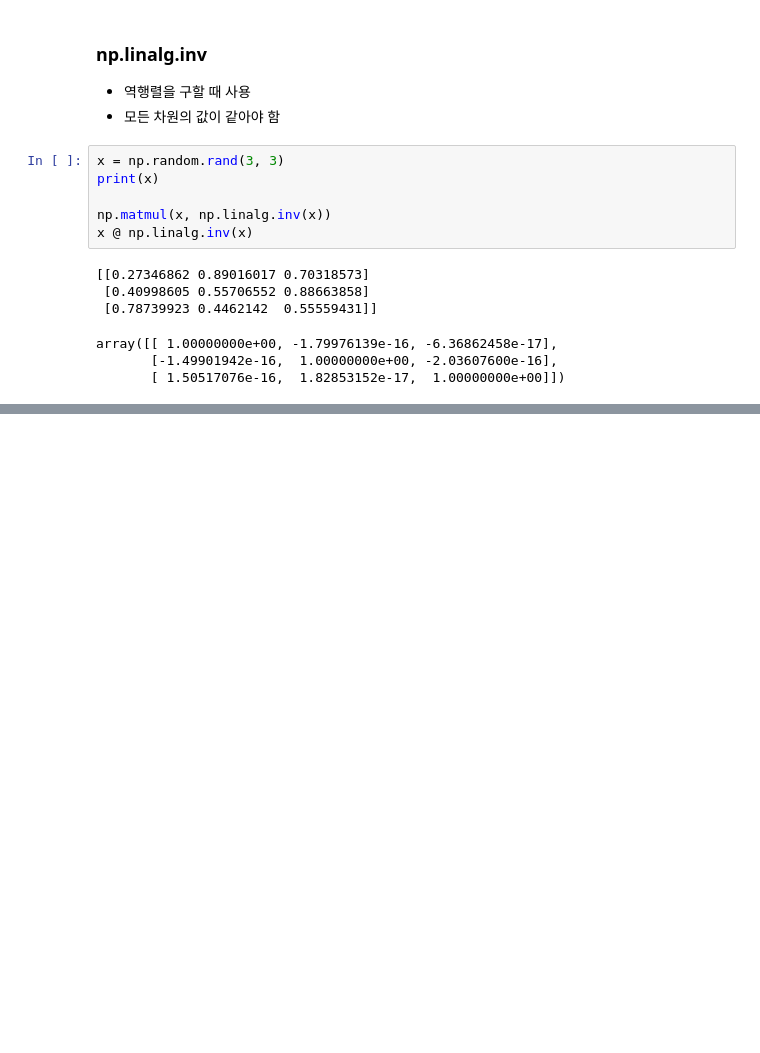
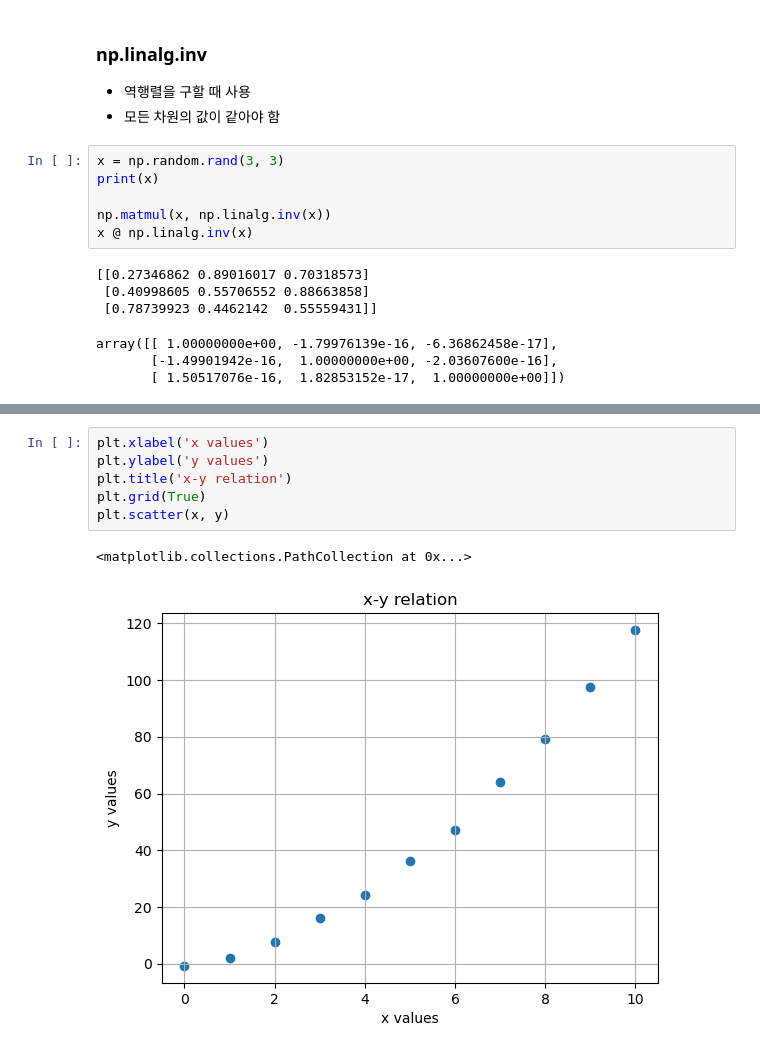
Before and after one commit to wlsejun/machineLearning, a Jupyter notebook: numpy/ndarray.ipynb, the cells around one changed output, grey strips where cells are left out. Drawn from its saved outputs; the diff is of its cells as text; blank space fills up the shorter version.

```diff
--- a/numpy/ndarray.ipynb
+++ b/numpy/ndarray.ipynb
@@ -522,0 +563,9 @@ array([[ 1.00000000e+00, -1.79976139e-16, -6.36862458e-17],
+# %%
+plt.xlabel('x values')
+plt.ylabel('y values')
+plt.title('x-y relation')
+plt.grid(True)
+plt.scatter(x, y)
+# %% [output]
+<matplotlib.collections.PathCollection at 0x...>
+[figure, added]
```
Also changed, not shown: parts of 8 cells of this notebook.
